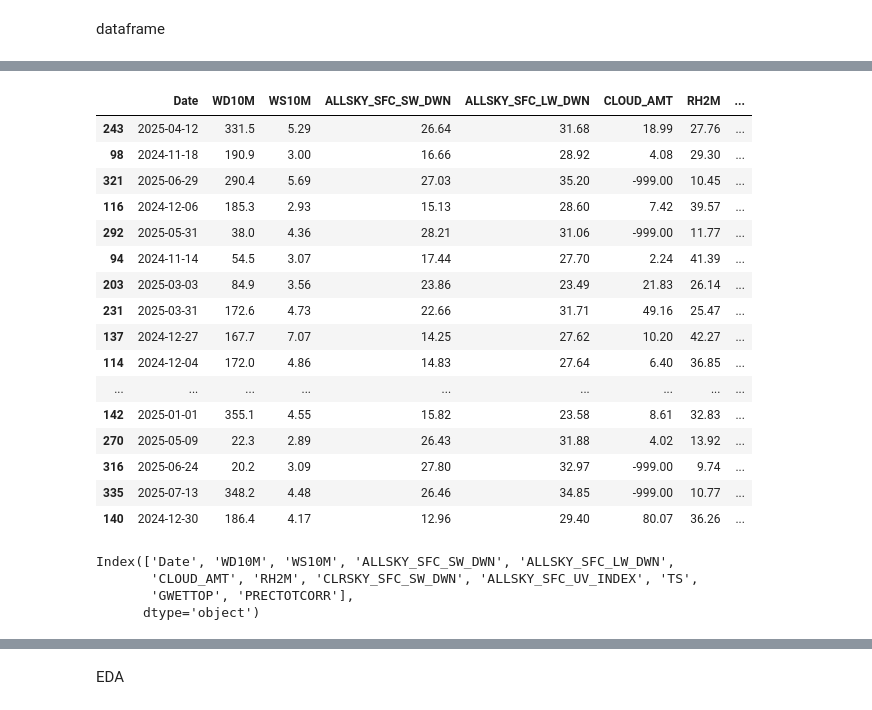
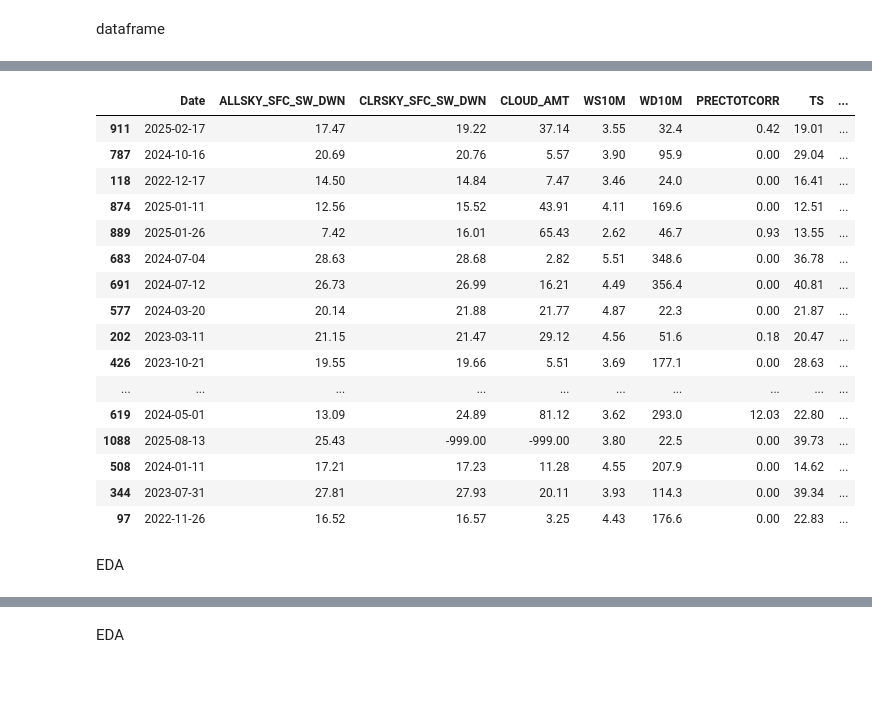
Before and after one commit to Meshal-Css/Aramco-Challenge, a Jupyter notebook: PV_model_data.ipynb, the cells around one changed output, grey strips where cells are left out. Cells and saved outputs as stored; diff of their text form; code cells hidden in the pictures; blank space fills up the shorter version.

```diff
--- a/PV_model_data.ipynb
+++ b/PV_model_data.ipynb
@@ -80,28 +91,23 @@ Date
 # %%
-data = pd.read_csv("/content/nasa_data.csv")
-data.sample(30)
+df = pd.read_csv("/content/nasa_data_3y.csv")
+df.sample(30)
 # %% [output]
-|  | Date | WD10M | WS10M | ALLSKY_SFC_SW_DWN | ALLSKY_SFC_LW_DWN | CLOUD_AMT | RH2M | ... |
-| 243 | 2025-04-12 | 331.5 | 5.29 | 26.64 | 31.68 | 18.99 | 27.76 | ... |
-| 98 | 2024-11-18 | 190.9 | 3.00 | 16.66 | 28.92 | 4.08 | 29.30 | ... |
-| 321 | 2025-06-29 | 290.4 | 5.69 | 27.03 | 35.20 | -999.00 | 10.45 | ... |
-| 116 | 2024-12-06 | 185.3 | 2.93 | 15.13 | 28.60 | 7.42 | 39.57 | ... |
-| 292 | 2025-05-31 | 38.0 | 4.36 | 28.21 | 31.06 | -999.00 | 11.77 | ... |
-| 94 | 2024-11-14 | 54.5 | 3.07 | 17.44 | 27.70 | 2.24 | 41.39 | ... |
-| 203 | 2025-03-03 | 84.9 | 3.56 | 23.86 | 23.49 | 21.83 | 26.14 | ... |
-| 231 | 2025-03-31 | 172.6 | 4.73 | 22.66 | 31.71 | 49.16 | 25.47 | ... |
-| 137 | 2024-12-27 | 167.7 | 7.07 | 14.25 | 27.62 | 10.20 | 42.27 | ... |
-| 114 | 2024-12-04 | 172.0 | 4.86 | 14.83 | 27.64 | 6.40 | 36.85 | ... |
-| ... | ... | ... | ... | ... | ... | ... | ... | ... |
-| 142 | 2025-01-01 | 355.1 | 4.55 | 15.82 | 23.58 | 8.61 | 32.83 | ... |
-| 270 | 2025-05-09 | 22.3 | 2.89 | 26.43 | 31.88 | 4.02 | 13.92 | ... |
-| 316 | 2025-06-24 | 20.2 | 3.09 | 27.80 | 32.97 | -999.00 | 9.74 | ... |
-| 335 | 2025-07-13 | 348.2 | 4.48 | 26.46 | 34.85 | -999.00 | 10.77 | ... |
-| 140 | 2024-12-30 | 186.4 | 4.17 | 12.96 | 29.40 | 80.07 | 36.26 | ... |
+|  | Date | ALLSKY_SFC_SW_DWN | CLRSKY_SFC_SW_DWN | CLOUD_AMT | WS10M | WD10M | PRECTOTCORR | TS | ... |
+| 911 | 2025-02-17 | 17.47 | 19.22 | 37.14 | 3.55 | 32.4 | 0.42 | 19.01 | ... |
+| 787 | 2024-10-16 | 20.69 | 20.76 | 5.57 | 3.90 | 95.9 | 0.00 | 29.04 | ... |
+| 118 | 2022-12-17 | 14.50 | 14.84 | 7.47 | 3.46 | 24.0 | 0.00 | 16.41 | ... |
+| 874 | 2025-01-11 | 12.56 | 15.52 | 43.91 | 4.11 | 169.6 | 0.00 | 12.51 | ... |
+| 889 | 2025-01-26 | 7.42 | 16.01 | 65.43 | 2.62 | 46.7 | 0.93 | 13.55 | ... |
+| 683 | 2024-07-04 | 28.63 | 28.68 | 2.82 | 5.51 | 348.6 | 0.00 | 36.78 | ... |
+| 691 | 2024-07-12 | 26.73 | 26.99 | 16.21 | 4.49 | 356.4 | 0.00 | 40.81 | ... |
+| 577 | 2024-03-20 | 20.14 | 21.88 | 21.77 | 4.87 | 22.3 | 0.00 | 21.87 | ... |
+| 202 | 2023-03-11 | 21.15 | 21.47 | 29.12 | 4.56 | 51.6 | 0.18 | 20.47 | ... |
+| 426 | 2023-10-21 | 19.55 | 19.66 | 5.51 | 3.69 | 177.1 | 0.00 | 28.63 | ... |
+| ... | ... | ... | ... | ... | ... | ... | ... | ... | ... |
+| 619 | 2024-05-01 | 13.09 | 24.89 | 81.12 | 3.62 | 293.0 | 12.03 | 22.80 | ... |
+| 1088 | 2025-08-13 | 25.43 | -999.00 | -999.00 | 3.80 | 22.5 | 0.00 | 39.73 | ... |
+| 508 | 2024-01-11 | 17.21 | 17.23 | 11.28 | 4.55 | 207.9 | 0.00 | 14.62 | ... |
+| 344 | 2023-07-31 | 27.81 | 27.93 | 20.11 | 3.93 | 114.3 | 0.00 | 39.34 | ... |
+| 97 | 2022-11-26 | 16.52 | 16.57 | 3.25 | 4.43 | 176.6 | 0.00 | 22.83 | ... |
-# %%
-data.columns
-# %% [output]
-Index(['Date', 'WD10M', 'WS10M', 'ALLSKY_SFC_SW_DWN', 'ALLSKY_SFC_LW_DWN',
-       'CLOUD_AMT', 'RH2M', 'CLRSKY_SFC_SW_DWN', 'ALLSKY_SFC_UV_INDEX', 'TS',
-       'GWETTOP', 'PRECTOTCORR'],
-      dtype='object')
+# %% [markdown]
+EDA
```
Also changed, not shown: parts of 82 cells of this notebook.
